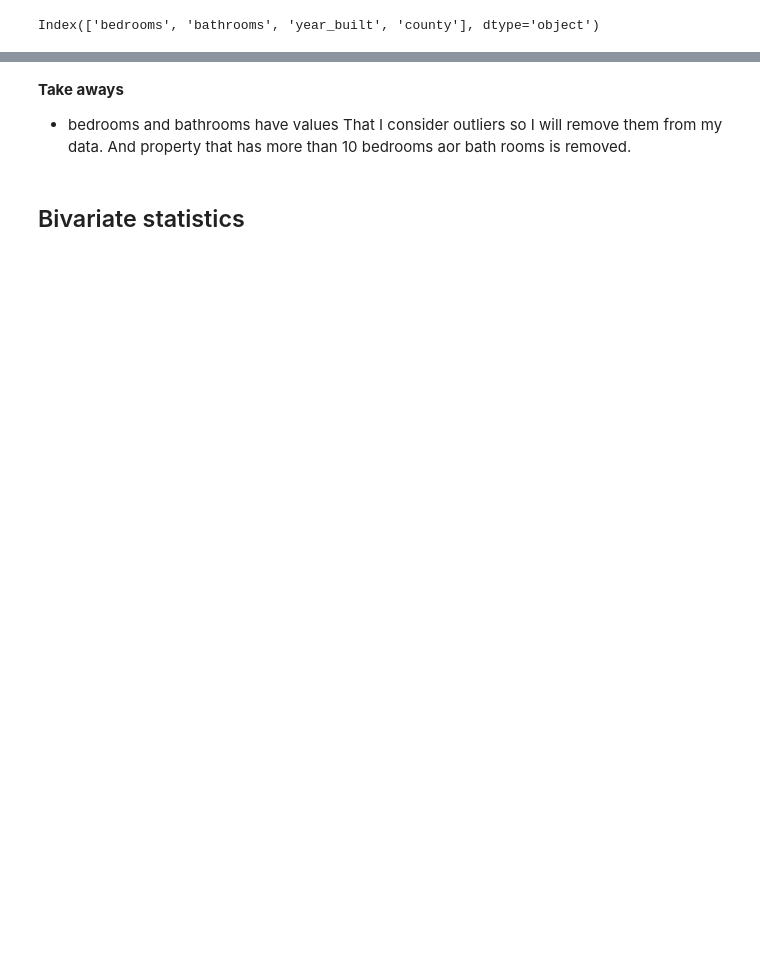
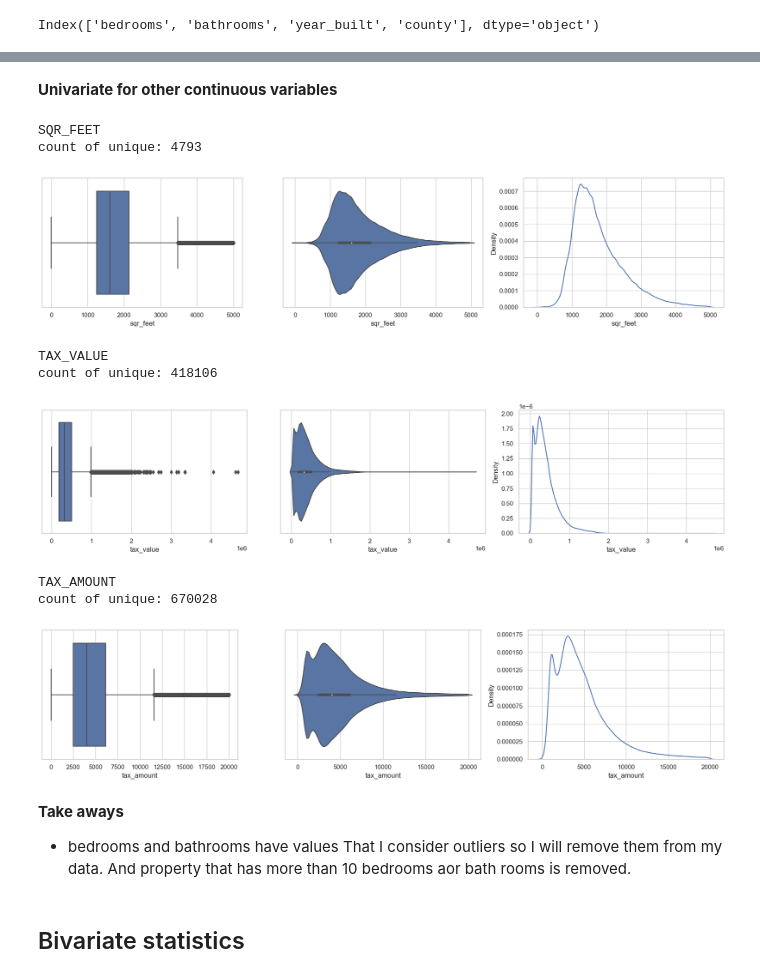
Before and after one commit to MigashaneVictoire/regression-exercises, a Jupyter notebook: explore.ipynb, the cells around one changed output, grey strips where cells are left out. Drawn from its saved outputs; the diff is of its cells as text; code cells hidden in the pictures; blank space fills up the shorter version.

```diff
--- a/explore.ipynb
+++ b/explore.ipynb
@@ -163,3 +162,34 @@ Name: county, dtype: float64
+# %% [markdown]
+**Univariate for other continuous variables**
+# %%
+# # Get a sample of the continious columns to fro ploting
+train_continious = train[["sqr_feet", "tax_value", "tax_amount"]]
+
+# plot all the low category columns to see the distributions
+for col in train_continious.columns:
+    print(col.upper())
+    print("count of unique:",train[col].nunique())
+    # plot
+    fig, ax = plt.subplots(nrows=1, ncols=3, figsize=(17,4))
+    sns.boxplot(data= train, x=col, ax=ax[0])
+    sns.violinplot(data= train, x=col, ax=ax[1])
+    sns.kdeplot(train, x=col, ax=ax[2])
+    plt.tight_layout()
+
+    # save visual to file path
+    explore_.save_visuals(fig=fig, viz_name=col, folder_name= 1)
+
+    plt.show()
+# %% [output]
+SQR_FEET
+count of unique: 4793
+[figure, added]
+TAX_VALUE
+count of unique: 418106
+[figure, added]
+TAX_AMOUNT
+count of unique: 670028
+[figure, added]
 # %% [markdown]
 **Take aways**
 - bedrooms and bathrooms have values That I consider outliers so I will remove them from my data. And property that has more than 10 bedrooms aor bath rooms is removed.
```
Also changed, not shown: parts of 20 cells of this notebook, 27 other files.
